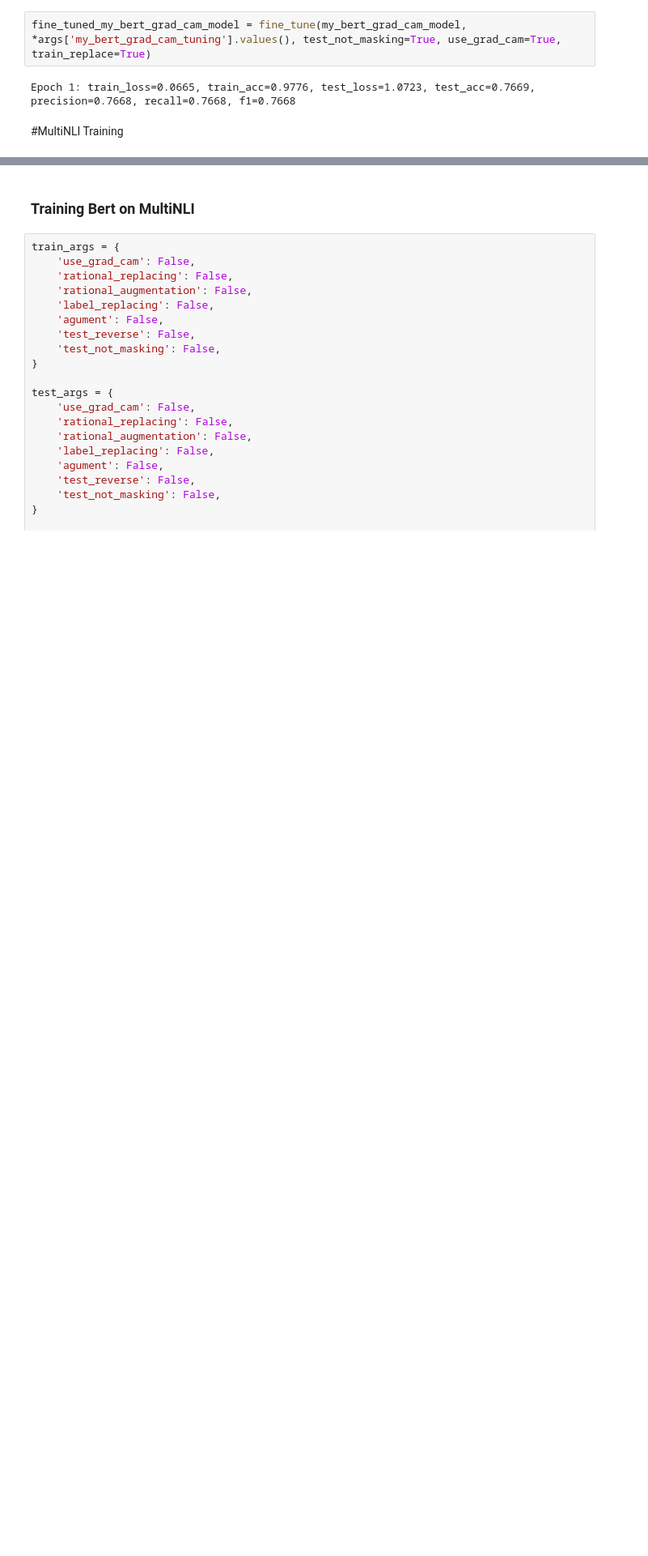
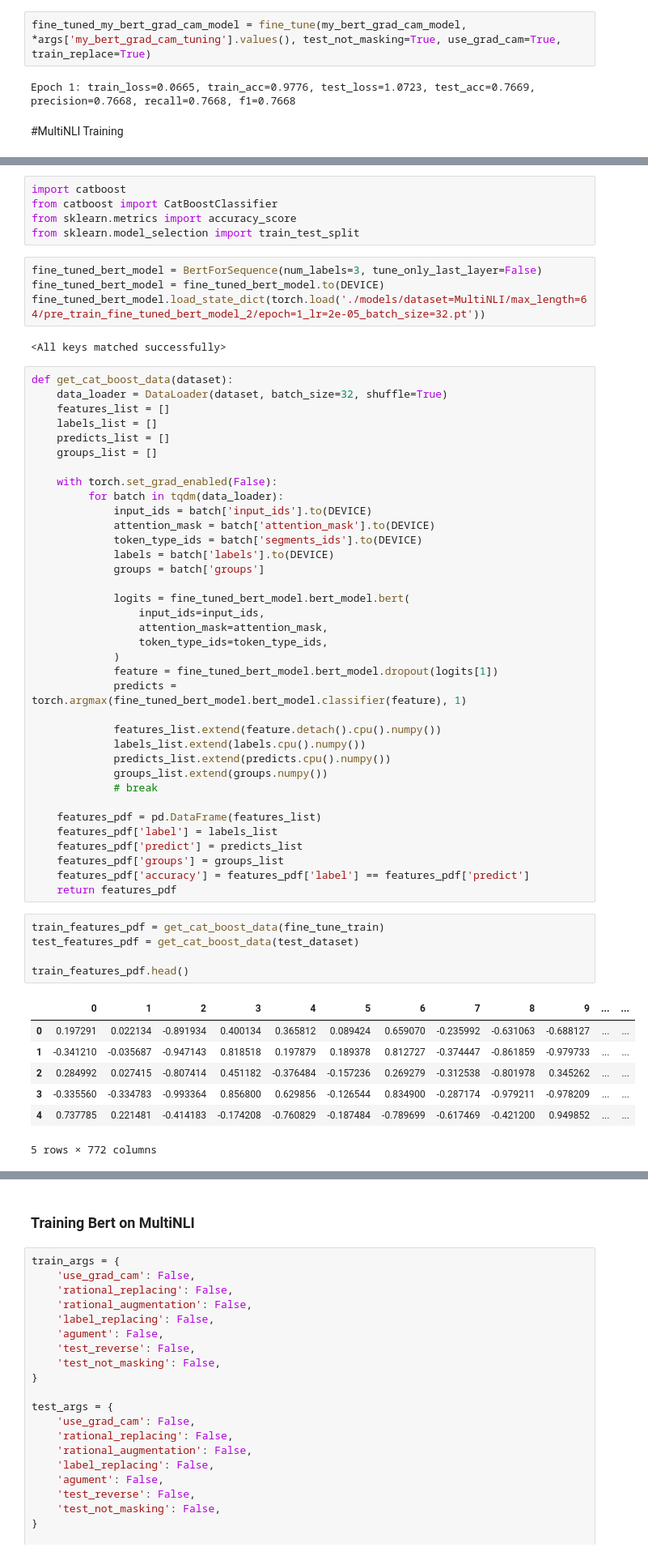
Before and after one commit to hamidrezayaghobi/Learning-How-to-Mask-Text-Input-for-Better-Generalization, a Jupyter notebook: masking_text.ipynb, the cells around one changed output, grey strips where cells are left out. Shown at 81% size. Drawn from its saved outputs; the diff is of its cells as text; blank space fills up the shorter version.

```diff
--- a/masking_text.ipynb
+++ b/masking_text.ipynb
@@ -916,0 +980,60 @@ Epoch 1: train_loss=0.0665, train_acc=0.9776, test_loss=1.0723, test_acc=0.7669,
+# %%
+import catboost
+from catboost import CatBoostClassifier
+from sklearn.metrics import accuracy_score
+from sklearn.model_selection import train_test_split
+# %%
+fine_tuned_bert_model = BertForSequence(num_labels=3, tune_only_last_layer=False)
+fine_tuned_bert_model = fine_tuned_bert_model.to(DEVICE)
+fine_tuned_bert_model.load_state_dict(torch.load('./models/dataset=MultiNLI/max_length=64/pre_train_fine_tuned_bert_model_2/epoch=1_lr=2e-05_batch_size=32.pt'))
+# %% [output]
+<All keys matched successfully>
+# %%
+def get_cat_boost_data(dataset):
+    data_loader = DataLoader(dataset, batch_size=32, shuffle=True)
+    features_list = []
+    labels_list = []
+    predicts_list = []
+    groups_list = []
+
+    with torch.set_grad_enabled(False):
+         for batch in tqdm(data_loader):
+             input_ids = batch['input_ids'].to(DEVICE)
+             attention_mask = batch['attention_mask'].to(DEVICE)
+             token_type_ids = batch['segments_ids'].to(DEVICE)
+             labels = batch['labels'].to(DEVICE)
+             groups = batch['groups']
+
+             logits = fine_tuned_bert_model.bert_model.bert(
+                 input_ids=input_ids,
+                 attention_mask=attention_mask,
+                 token_type_ids=token_type_ids,
+             )
+             feature = fine_tuned_bert_model.bert_model.dropout(logits[1])
+             predicts = torch.argmax(fine_tuned_bert_model.bert_model.classifier(feature), 1)
+
+             features_list.extend(feature.detach().cpu().numpy())
+             labels_list.extend(labels.cpu().numpy())
+             predicts_list.extend(predicts.cpu().numpy())
+             groups_list.extend(groups.numpy())
+             # break
+
+    features_pdf = pd.DataFrame(features_list)
+    features_pdf['label'] = labels_list
+    features_pdf['predict'] = predicts_list
+    features_pdf['groups'] = groups_list
+    features_pdf['accuracy'] = features_pdf['label'] == features_pdf['predict']
+    return features_pdf
+# %%
+train_features_pdf = get_cat_boost_data(fine_tune_train)
+test_features_pdf = get_cat_boost_data(test_dataset)
+
+train_features_pdf.head()
+# %% [output]
+|  | 0 | 1 | 2 | 3 | 4 | 5 | 6 | 7 | 8 | 9 | ... | ... |
+| 0 | 0.197291 | 0.022134 | -0.891934 | 0.400134 | 0.365812 | 0.089424 | 0.659070 | -0.235992 | -0.631063 | -0.688127 | ... | ... |
+| 1 | -0.341210 | -0.035687 | -0.947143 | 0.818518 | 0.197879 | 0.189378 | 0.812727 | -0.374447 | -0.861859 | -0.979733 | ... | ... |
+| 2 | 0.284992 | 0.027415 | -0.807414 | 0.451182 | -0.376484 | -0.157236 | 0.269279 | -0.312538 | -0.801978 | 0.345262 | ... | ... |
+| 3 | -0.335560 | -0.334783 | -0.993364 | 0.856800 | 0.629856 | -0.126544 | 0.834900 | -0.287174 | -0.979211 | -0.978209 | ... | ... |
+| 4 | 0.737785 | 0.221481 | -0.414183 | -0.174208 | -0.760829 | -0.187484 | -0.789699 | -0.617469 | -0.421200 | 0.949852 | ... | ... |
+5 rows × 772 columns
```
Also changed, not shown: parts of 33 cells of this notebook, 9 other files.
